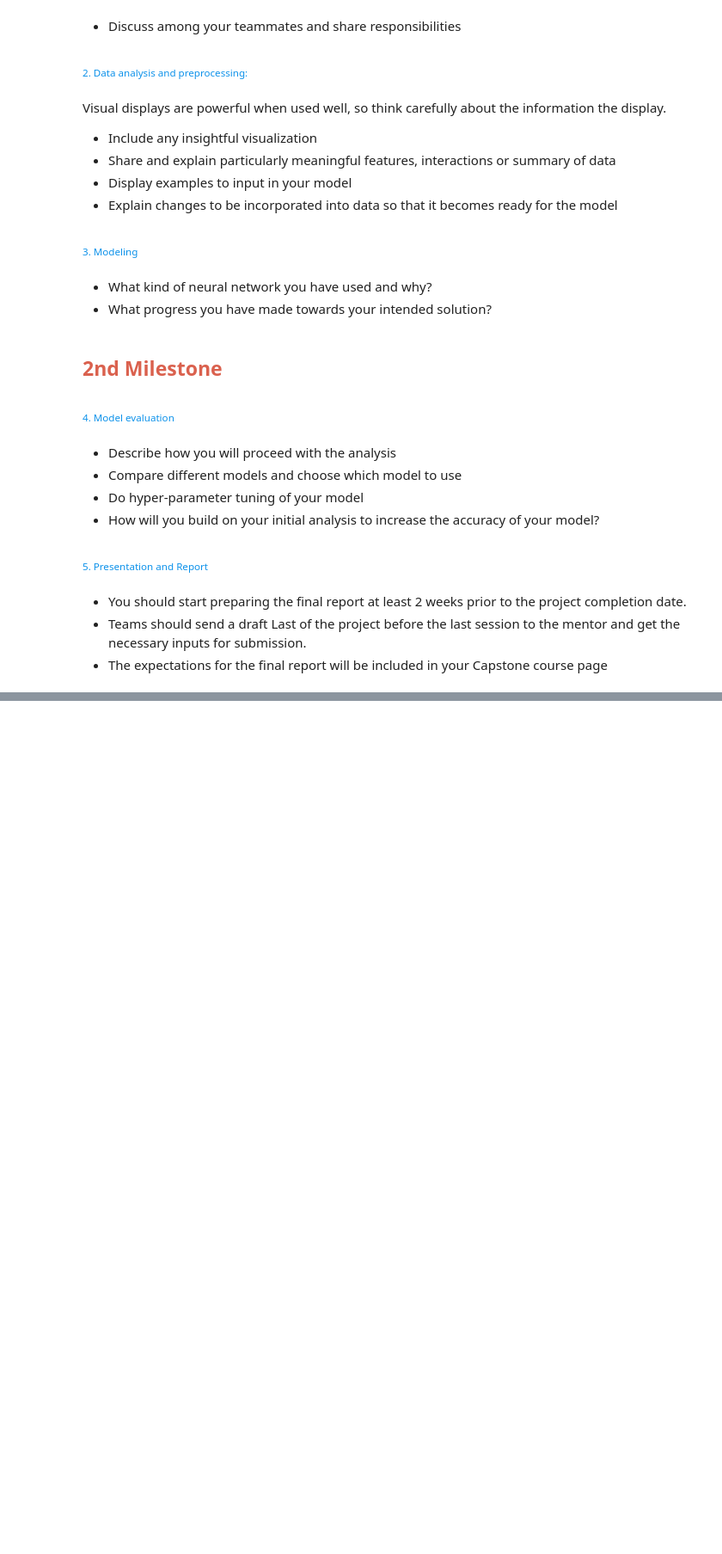
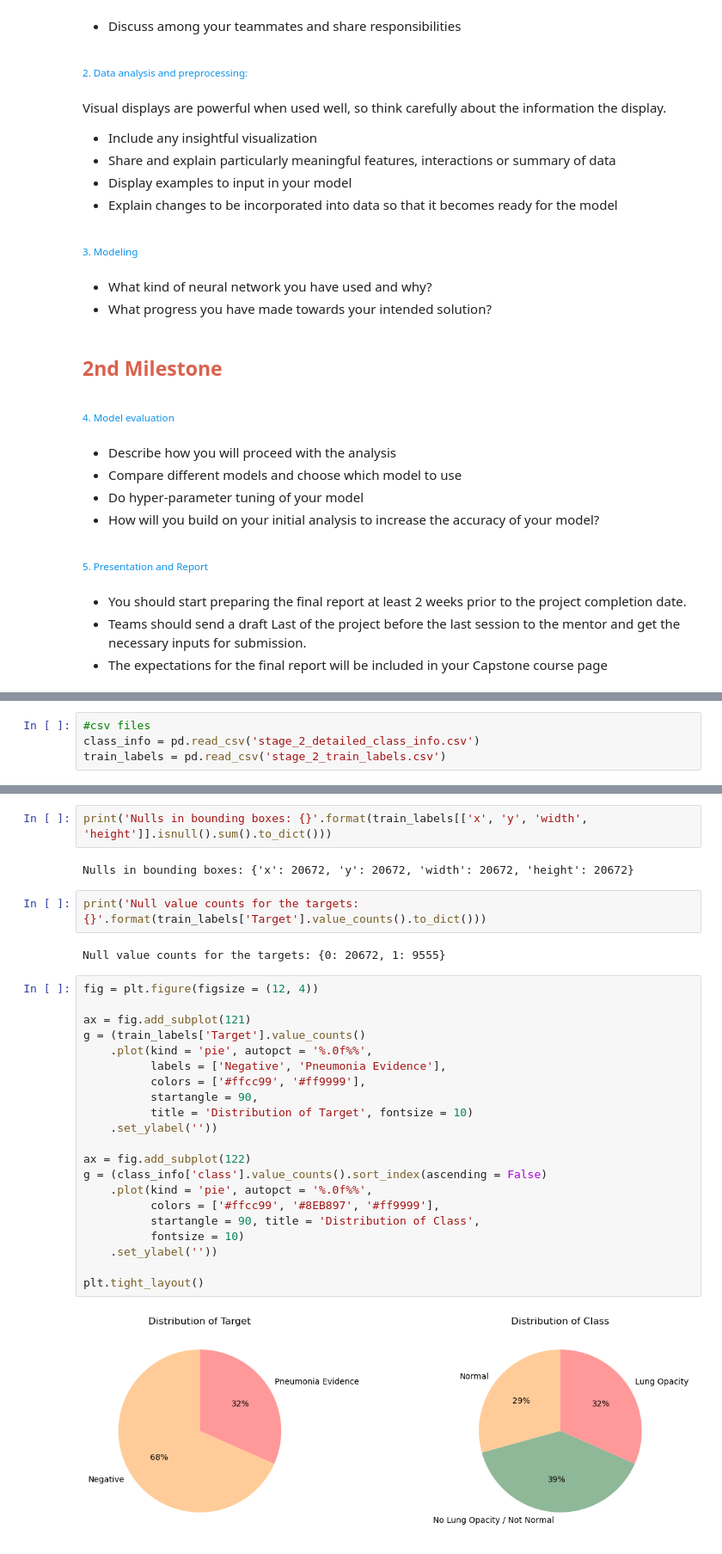
Before and after one commit to AIML-July-23-A-Capstone-G1-Team/Capstone-Project, a Jupyter notebook: Capstone.ipynb, the cells around one changed output, grey strips where cells are left out. Shown: that part at 86% size. Saved outputs shown, nothing was run; the diff lists cells and outputs as text; blank space fills up the shorter version.

```diff
--- a/Capstone.ipynb
+++ b/Capstone.ipynb
@@ -70,0 +70,4 @@ from skimage.transform import resize
+# %%
+#csv files
+class_info = pd.read_csv('stage_2_detailed_class_info.csv')
+train_labels = pd.read_csv('stage_2_train_labels.csv')
@@ -70,0 +122,31 @@ from skimage.transform import resize
+# %%
+print('Nulls in bounding boxes: {}'.format(train_labels[['x', 'y', 'width', 'height']].isnull().sum().to_dict()))
+# %% [output]
+Nulls in bounding boxes: {'x': 20672, 'y': 20672, 'width': 20672, 'height': 20672}
+# %%
+print('Null value counts for the targets: {}'.format(train_labels['Target'].value_counts().to_dict()))
+# %% [output]
+Null value counts for the targets: {0: 20672, 1: 9555}
+# %%
+fig = plt.figure(figsize = (12, 4))
+
+ax = fig.add_subplot(121)
+g = (train_labels['Target'].value_counts()
+    .plot(kind = 'pie', autopct = '%.0f%%',
+          labels = ['Negative', 'Pneumonia Evidence'],
+          colors = ['#ffcc99', '#ff9999'],
+          startangle = 90,
+          title = 'Distribution of Target', fontsize = 10)
+    .set_ylabel(''))
+
+ax = fig.add_subplot(122)
+g = (class_info['class'].value_counts().sort_index(ascending = False)
+    .plot(kind = 'pie', autopct = '%.0f%%',
+          colors = ['#ffcc99', '#8EB897', '#ff9999'],
+          startangle = 90, title = 'Distribution of Class',
+          fontsize = 10)
+    .set_ylabel(''))
+
+plt.tight_layout()
+# %% [output]
+[figure, added]
```
Also changed, not shown: parts of 14 cells of this notebook.
